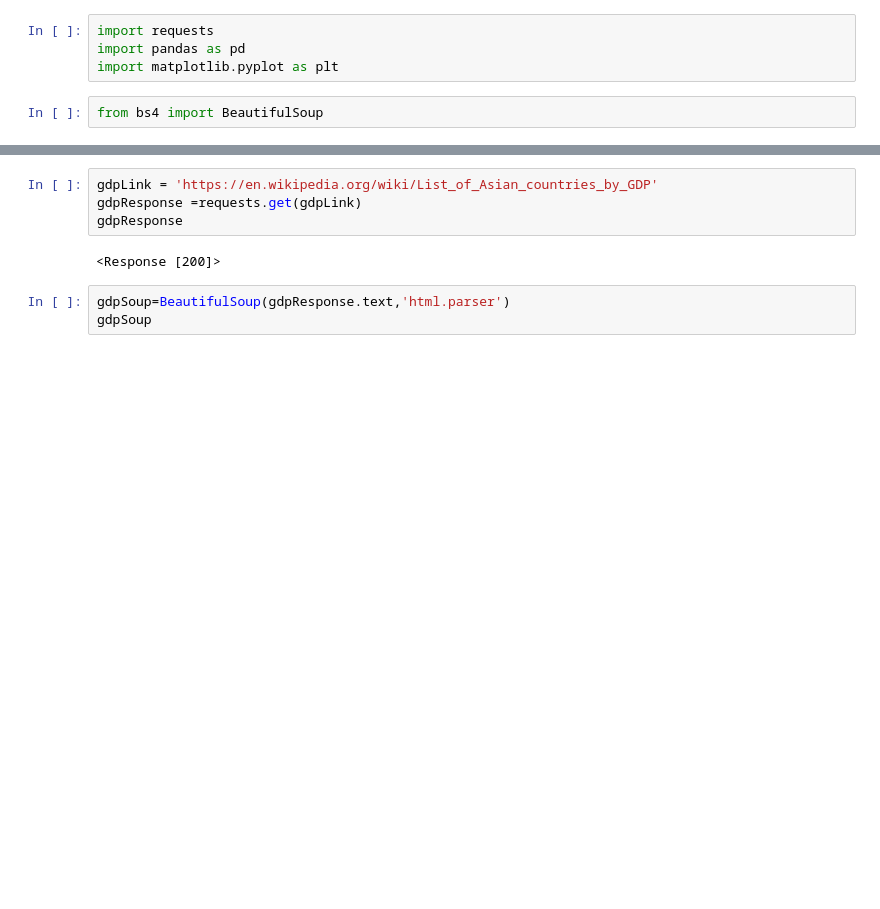
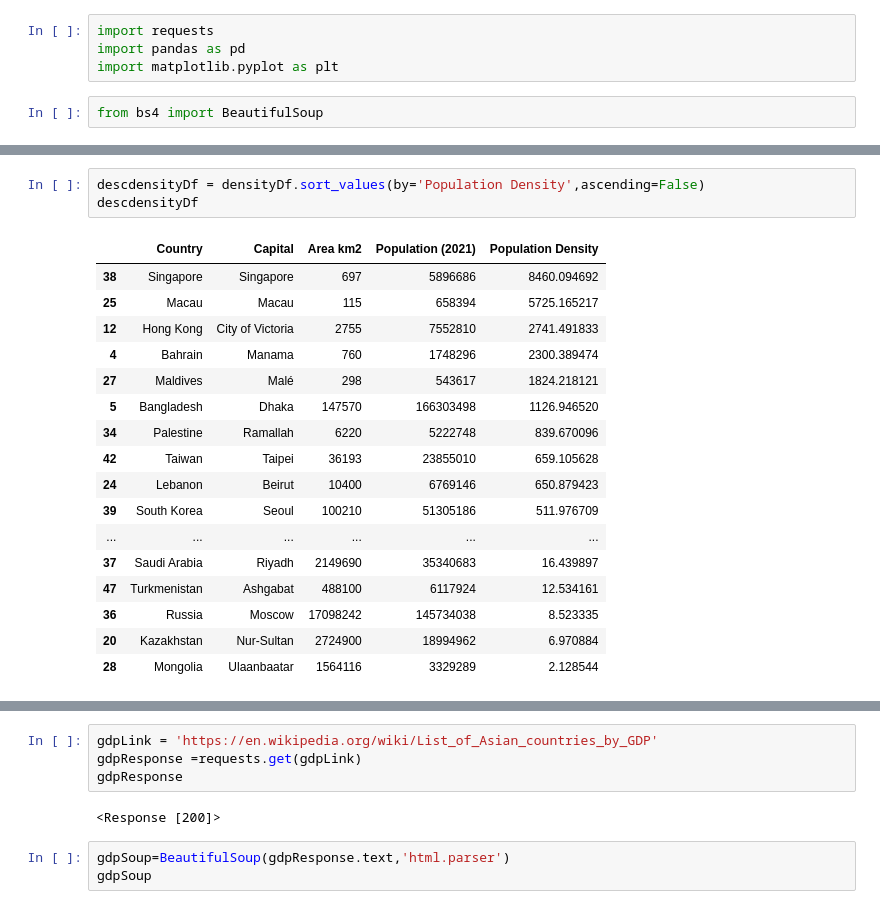
Before and after one commit to revanmk/Data-Analysis, a Jupyter notebook: BeautifulSoup.ipynb, the cells around one changed output, grey strips where cells are left out. Saved outputs shown, nothing was run; the diff lists cells and outputs as text; blank space fills up the shorter version.

```diff
--- a/BeautifulSoup.ipynb
+++ b/BeautifulSoup.ipynb
@@ -6,0 +192,21 @@ from bs4 import BeautifulSoup
+# %%
+descdensityDf = densityDf.sort_values(by='Population Density',ascending=False)
+descdensityDf
+# %% [output]
+|  | Country | Capital | Area km2 | Population (2021) | Population Density |
+| 38 | Singapore | Singapore | 697 | 5896686 | 8460.094692 |
+| 25 | Macau | Macau | 115 | 658394 | 5725.165217 |
+| 12 | Hong Kong | City of Victoria | 2755 | 7552810 | 2741.491833 |
+| 4 | Bahrain | Manama | 760 | 1748296 | 2300.389474 |
+| 27 | Maldives | Malé | 298 | 543617 | 1824.218121 |
+| 5 | Bangladesh | Dhaka | 147570 | 166303498 | 1126.946520 |
+| 34 | Palestine | Ramallah | 6220 | 5222748 | 839.670096 |
+| 42 | Taiwan | Taipei | 36193 | 23855010 | 659.105628 |
+| 24 | Lebanon | Beirut | 10400 | 6769146 | 650.879423 |
+| 39 | South Korea | Seoul | 100210 | 51305186 | 511.976709 |
+| ... | ... | ... | ... | ... | ... |
+| 37 | Saudi Arabia | Riyadh | 2149690 | 35340683 | 16.439897 |
+| 47 | Turkmenistan | Ashgabat | 488100 | 6117924 | 12.534161 |
+| 36 | Russia | Moscow | 17098242 | 145734038 | 8.523335 |
+| 20 | Kazakhstan | Nur-Sultan | 2724900 | 18994962 | 6.970884 |
+| 28 | Mongolia | Ulaanbaatar | 1564116 | 3329289 | 2.128544 |
```
Also changed, not shown: parts of 20 cells of this notebook.
